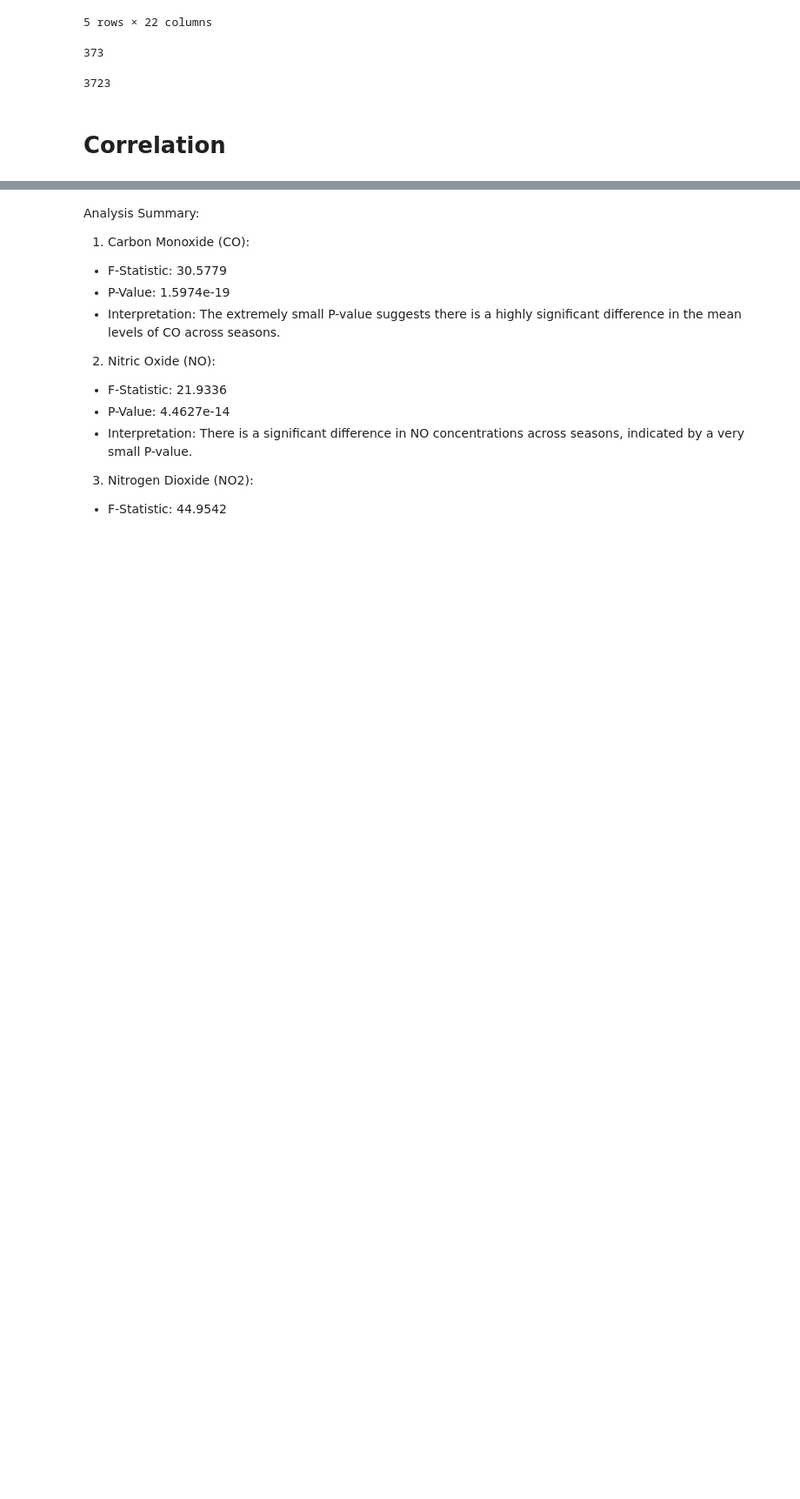
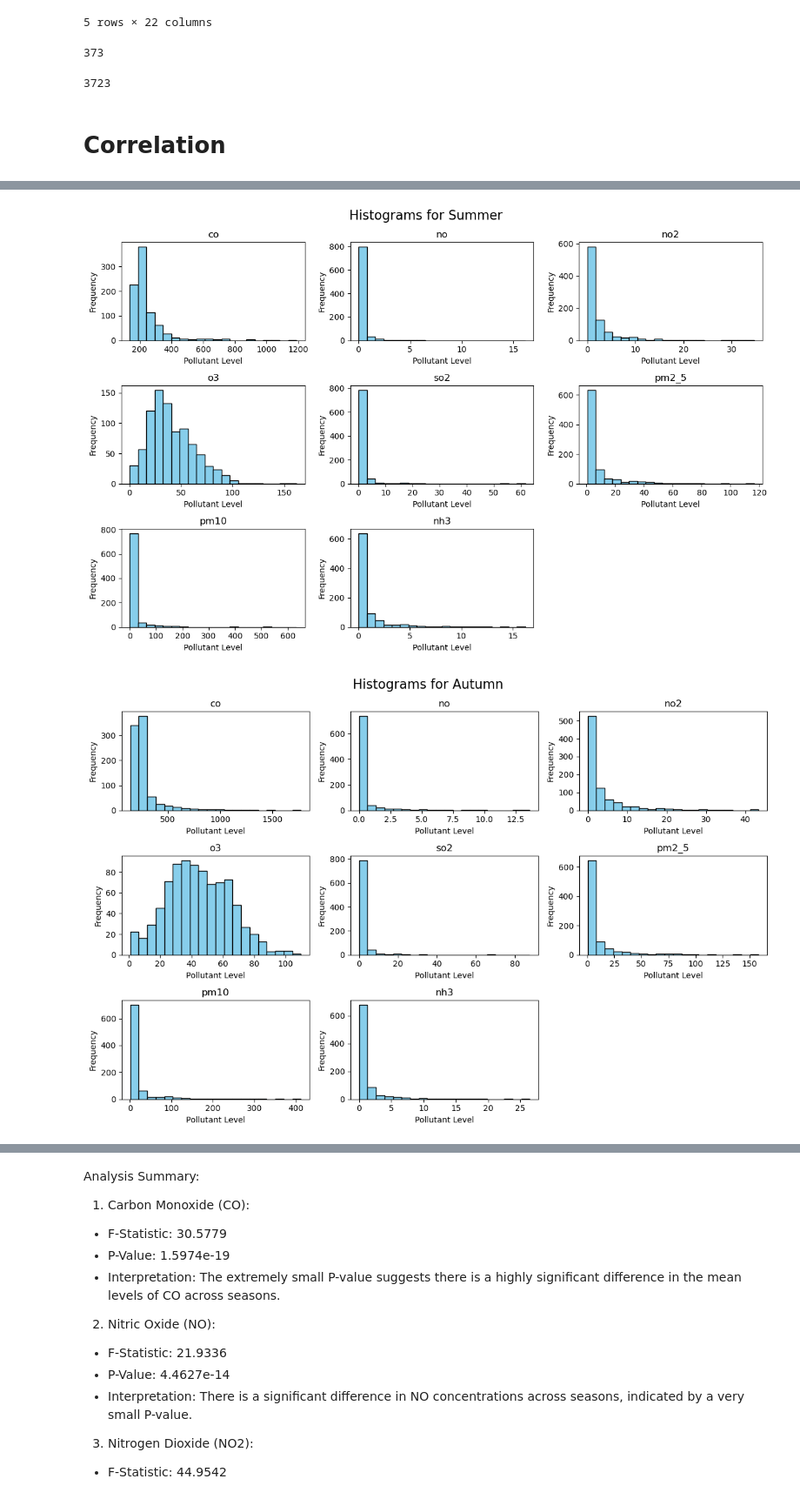
Before and after one commit to Whereiswendy/PolutionEffects-APIStudy, a Jupyter notebook: Statistics/exploratory_data_analysis_ww.ipynb, the cells around one changed output, grey strips where cells are left out. Shown at 87% size. Saved outputs shown, nothing was run; the diff lists cells and outputs as text; code cells hidden in the pictures; blank space fills up the shorter version.

```diff
--- a/Statistics/exploratory_data_analysis_ww.ipynb
+++ b/Statistics/exploratory_data_analysis_ww.ipynb
@@ -792,0 +258,24 @@ with open(anova_results_path, 'w') as results_file:
+# %%
+seasons = seasonal_pollution_df2['Season'].unique()
+# %%
+# Optional: Define a color map for different seasons for visual clarity
+colors = ['blue', 'green', 'red', 'purple']  # One color for each season
+season_color = {season: color for season, color in zip(seasons, colors)}
+
+for pollutant in pollutants:
+    plt.figure(figsize=(10, 6))  # Create a figure for each pollutant
+
+    for season in seasons:
+        # Select only the pollutant column for the given season
+        season_data = seasonal_pollution_df2[seasonal_pollution_df2['Season'] == season][pollutant]
+        plt.hist(season_data, bins=20, histtype='step', linewidth=1.5, label=season, color=season_color[season])
+
+    plt.title(f'Global Histogram of {pollutant.capitalize()} by Season')
+    plt.xlabel(f'{pollutant.capitalize()} Concentration')
+    plt.ylabel('Frequency')
+    plt.legend(title='Season')
+    plt.grid(True)  # Optional: Turn on grid for better readability
+
+    # Save the plot in the output directory
+    plt.savefig(f'{stats_output_dir_season}/{pollutant}_global_histogram_by_season.png')
+    plt.close()  # Close the plot to free up memory
@@ -792,0 +331,24 @@ with open(anova_results_path, 'w') as results_file:
+# %%
+# Iterate over each season
+for season in seasons:
+    # Filter data for the current season
+    season_data = seasonal_pollution_df2[seasonal_pollution_df2['Season'] == season]
+
+    # Create a new figure for the current season
+    plt.figure(figsize=(12, 8))
+
+    # Iterate over each pollutant
+    for idx, pollutant in enumerate(pollutants, start=1):
+        plt.subplot(3, 3, idx)  # Create subplots for each pollutant
+        plt.hist(season_data[pollutant].dropna(), bins=20, color='skyblue', edgecolor='black')  # Plot histogram
+        plt.title(pollutant)  # Set title
+        plt.xlabel('Pollutant Level')  # Set x-axis label
+        plt.ylabel('Frequency')  # Set y-axis label
+
+    # Set overall title for the season
+    plt.suptitle(f'Histograms for {season}', fontsize=16)
+    plt.tight_layout()  # Adjust layout
+    plt.show()  # Show plot
+# %% [output]
+[figure, added]
+[figure, added]
```
Also changed, not shown: parts of 54 cells of this notebook, 30 other files.
